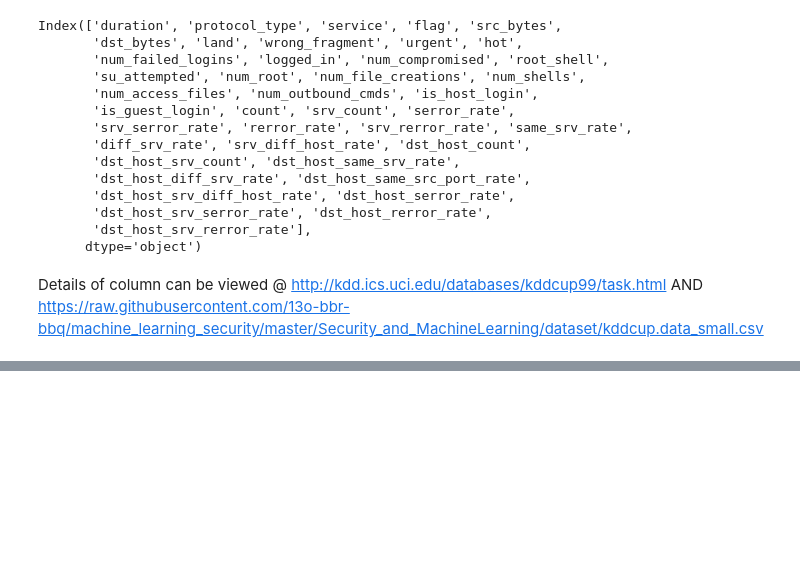
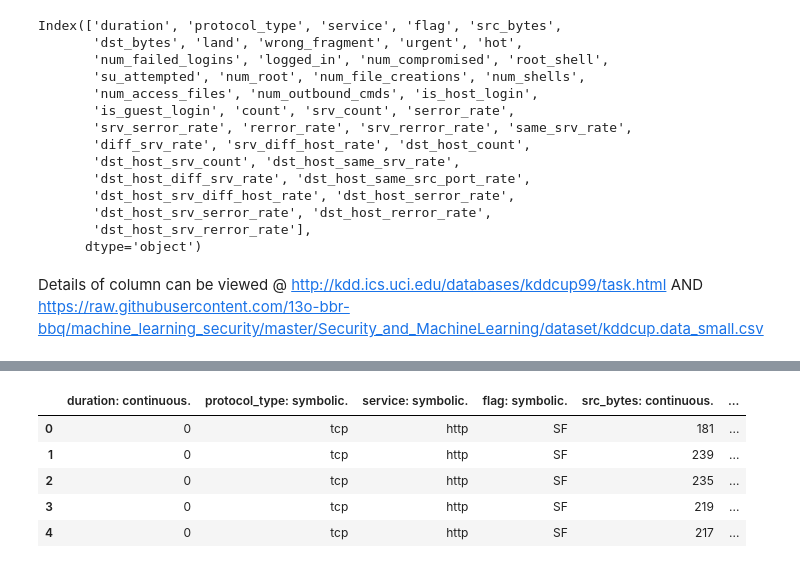
Before and after one commit to sushil79g/Intrusion_detection, a Jupyter notebook: IntrusionDetection.ipynb, the cells around one changed output, grey strips where cells are left out. Cells and saved outputs as stored; diff of their text form; code cells hidden in the pictures; blank space fills up the shorter version.

```diff
--- a/IntrusionDetection.ipynb
+++ b/IntrusionDetection.ipynb
@@ -53,0 +83,9 @@ len(file.columns)
+# %%
+kdd_train.head(5)
+# %% [output]
+|  | duration: continuous. | protocol_type: symbolic. | service: symbolic. | flag: symbolic. | src_bytes: continuous. | ... |
+| 0 | 0 | tcp | http | SF | 181 | ... |
+| 1 | 0 | tcp | http | SF | 239 | ... |
+| 2 | 0 | tcp | http | SF | 235 | ... |
+| 3 | 0 | tcp | http | SF | 219 | ... |
+| 4 | 0 | tcp | http | SF | 217 | ... |
```
Also changed, not shown: parts of 9 cells of this notebook.
